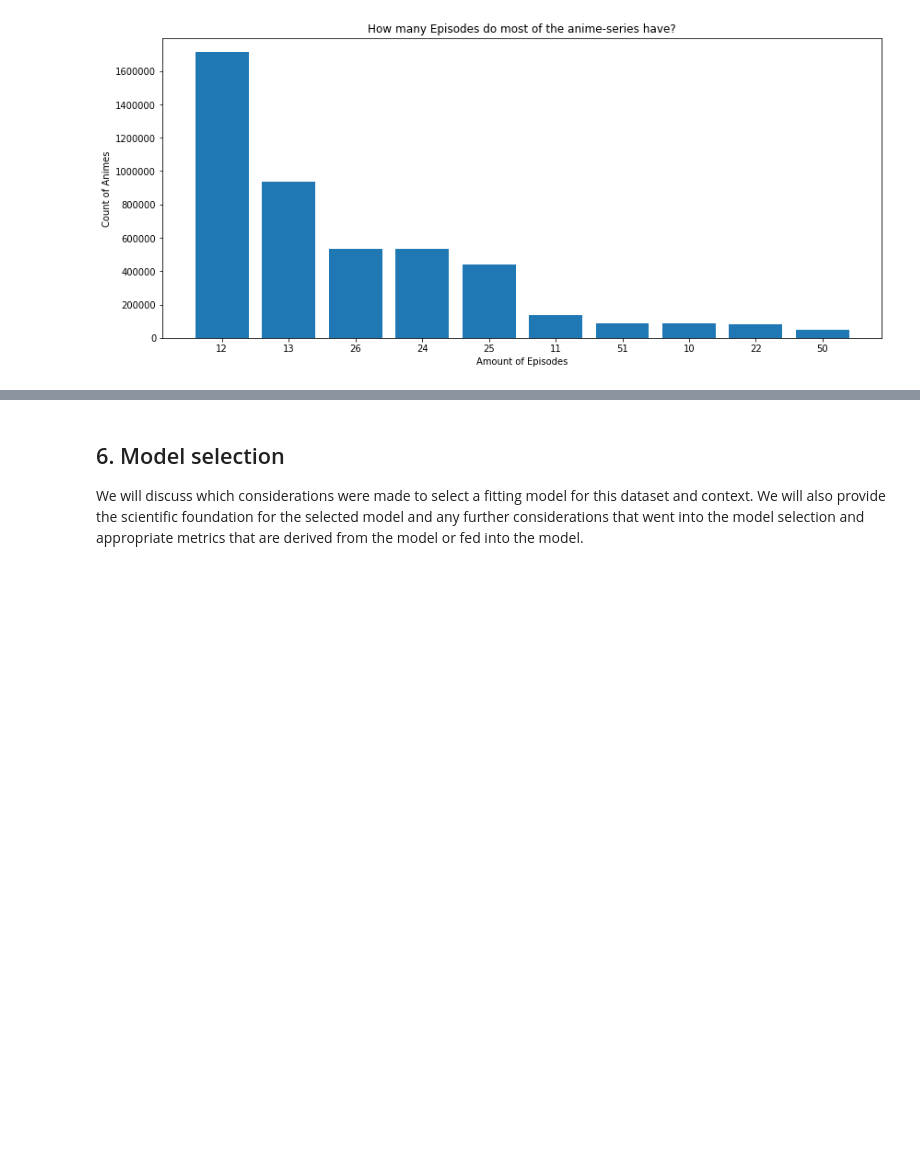
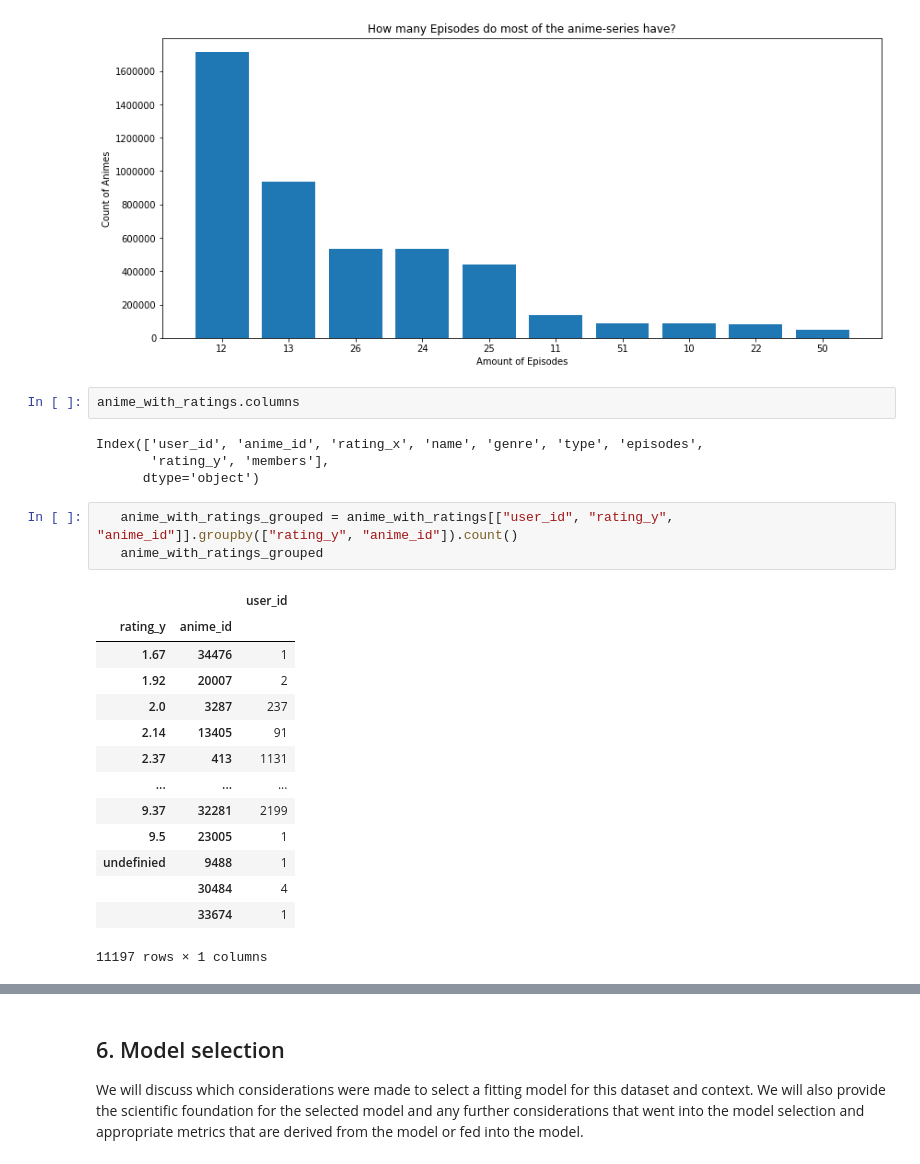
Before and after one commit to PatchFramework/data-exploration-project, a Jupyter notebook: data_exploration_anime_recommendation.ipynb, the cells around one changed output, grey strips where cells are left out. Cells and saved outputs as stored; diff of their text form; blank space fills up the shorter version.

```diff
--- a/data_exploration_anime_recommendation.ipynb
+++ b/data_exploration_anime_recommendation.ipynb
@@ -320,3 +327,27 @@ plt.bar(height=e_t10, x=list(e_t10.index))
 plt.show()
 # %% [output]
 [figure]
+# %%
+anime_with_ratings.columns
+# %% [output]
+Index(['user_id', 'anime_id', 'rating_x', 'name', 'genre', 'type', 'episodes',
+       'rating_y', 'members'],
+      dtype='object')
+# %%
+   anime_with_ratings_grouped = anime_with_ratings[["user_id", "rating_y", "anime_id"]].groupby(["rating_y", "anime_id"]).count()
+   anime_with_ratings_grouped
+# %% [output]
+|  |  | user_id |
+| rating_y | anime_id |  |
+| 1.67 | 34476 | 1 |
+| 1.92 | 20007 | 2 |
+| 2.0 | 3287 | 237 |
+| 2.14 | 13405 | 91 |
+| 2.37 | 413 | 1131 |
+| ... | ... | ... |
+| 9.37 | 32281 | 2199 |
+| 9.5 | 23005 | 1 |
+| undefinied | 9488 | 1 |
+|  | 30484 | 4 |
+|  | 33674 | 1 |
+11197 rows × 1 columns
```
Also changed, not shown: parts of 9 cells of this notebook.
